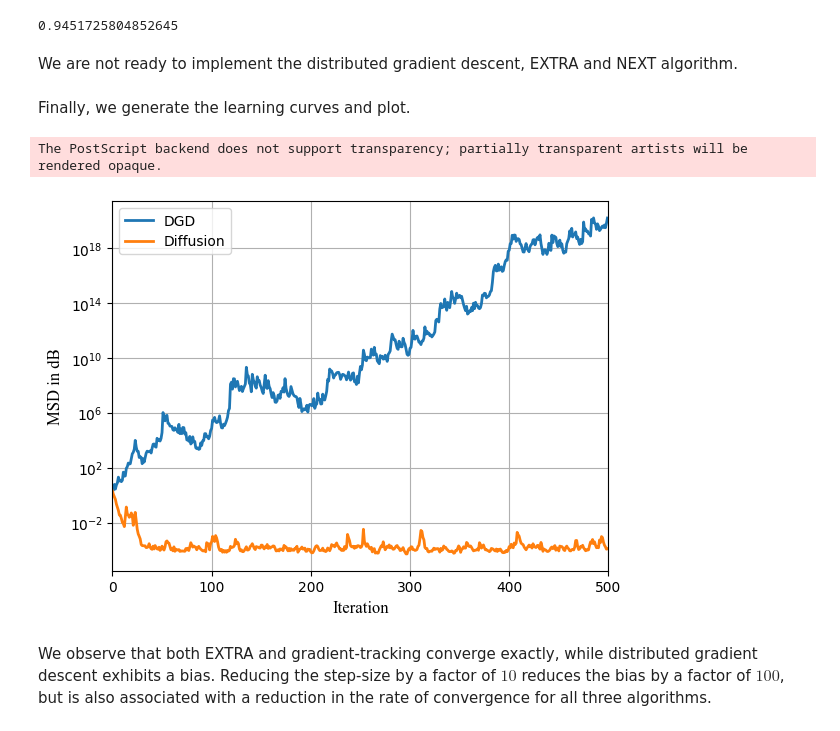
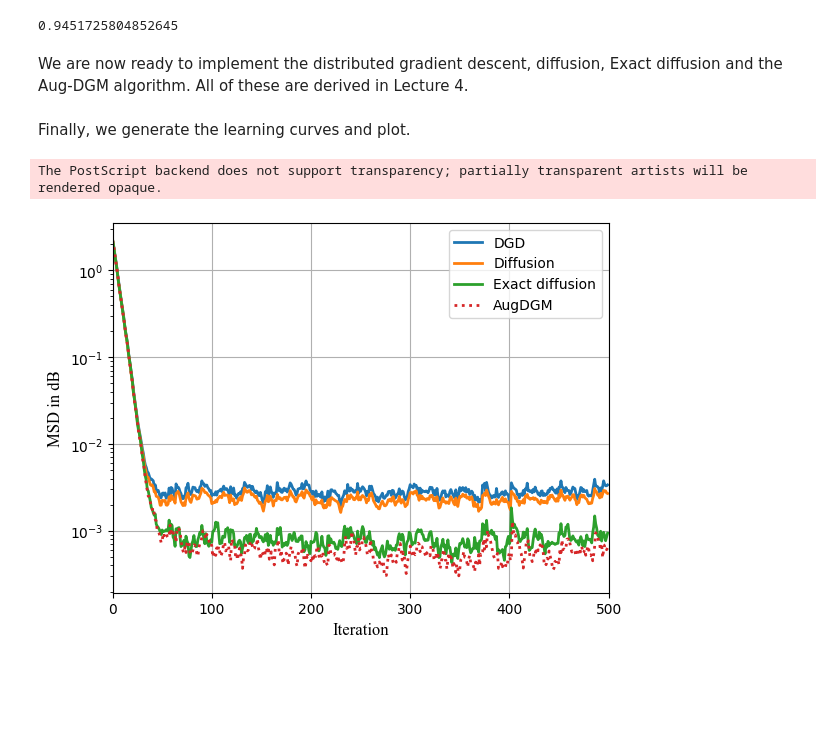
Before and after one commit to MultiAgentOptimizationAndLearning/labs, a Jupyter notebook: Lab_2_Decentralized_Learning.ipynb, the cells around one changed output. Saved outputs shown, nothing was run; the diff lists cells and outputs as text; code cells hidden in the pictures; blank space fills up the shorter version.

```diff
--- a/Lab_2_Decentralized_Learning.ipynb
+++ b/Lab_2_Decentralized_Learning.ipynb
@@ -16,7 +19,9 @@ We begin by setting the variance parameters $\sigma_w^2, \sigma_h^2, \sigma_v^2$
 # %%
 sigma_h_squared = 1
-sigma_v_squared = 0.01
-sigma_w_squared = 0
+sigma_v_squared = 0.1
+sigma_w_squared = 0.1
+iterations = 500
+experiments = 10
 
 M = 2
 K = 10
@@ -24,3 +29,5 @@ K = 10
 w_base = np.ones(M)
 w = np.random.multivariate_normal(w_base, np.square(sigma_w_squared)*np.eye(M), K).T
 w_star = np.mean(w, 1)
+
+mu = 0.1
@@ -58,5 +69,5 @@ print(lambda_2)
 # %% [output]
 0.9451725804852645
 # %% [markdown]
-We are not ready to implement the distributed gradient descent, EXTRA and NEXT algorithm.
+We are now ready to implement the distributed gradient descent, diffusion, Exact diffusion and the Aug-DGM algorithm. All of these are derived in Lecture 4.
 # %%
@@ -200,23 +221,21 @@ Finally, we generate the learning curves and plot.
 # %%
 
 learning_curve_ci = np.mean(np.mean(error_dgd, axis=2), axis=0)
 learning_curve_dif = np.mean(np.mean(error_dif, axis=2), axis=0)
 learning_curve_extra = np.mean(np.mean(error_extra, axis=2), axis=0)
 learning_curve_tracking = np.mean(np.mean(error_tracking, axis=2), axis=0)
 plt.figure()
 plt.semilogy(range(iterations), learning_curve_ci, linewidth=2, label='DGD')
 plt.semilogy(range(iterations), learning_curve_dif, linewidth=2, label='Diffusion')
-#plt.semilogy(range(iterations), learning_curve_extra, linewidth=2, label='Exact diffusion')
-#plt.semilogy(range(iterations), learning_curve_tracking, ':', linewidth=2, label='AugDGM')
+plt.semilogy(range(iterations), learning_curve_extra, linewidth=2, label='Exact diffusion')
+plt.semilogy(range(iterations), learning_curve_tracking, ':', linewidth=2, label='AugDGM')
 plt.xlabel('Iteration',fontsize=12,fontname='times new roman')
 plt.ylabel('MSD in dB',fontsize= 12,fontname='times new roman' )
 plt.xlim(0,iterations)
 plt.legend()
 plt.grid()
-plt.savefig('../newfigures/chapter-performance/instability.eps', format='eps')
+plt.savefig('out.eps', format='eps')
 plt.show()
 # %% [output]
 The PostScript backend does not support transparency; partially transparent artists will be rendered opaque.
-[figure, old version]
+[figure, new version]
-# %% [markdown]
-We observe that both EXTRA and gradient-tracking converge exactly, while distributed gradient descent exhibits a bias. Reducing the step-size by a factor of $10$ reduces the bias by a factor of $100$, but is also associated with a reduction in the rate of convergence for all three algorithms.
```
Also changed, not shown: parts of 7 cells of this notebook, 1 other file.
